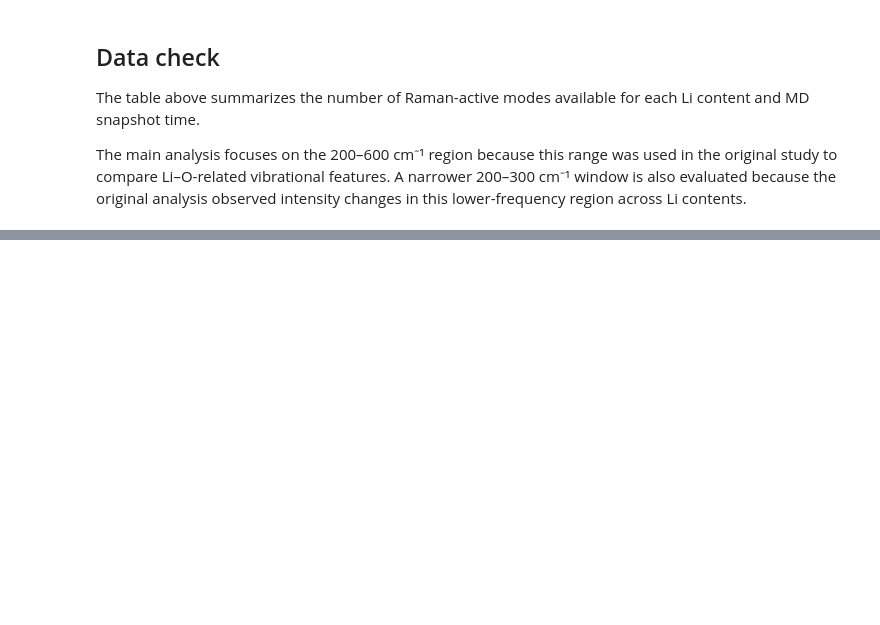
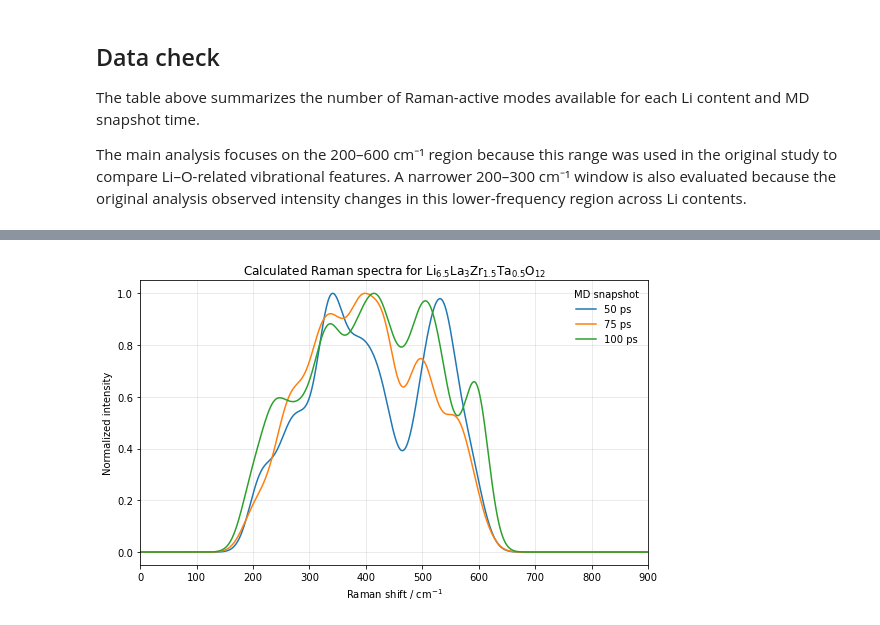
Before and after one commit to AbdullahBShahid/llzto-first-principles-raman, a Jupyter notebook: notebooks/03_plot_raman_spectra.ipynb, the cells around one changed output, grey strips where cells are left out. Saved outputs shown, nothing was run; the diff lists cells and outputs as text; code cells hidden in the pictures; blank space fills up the shorter version.

Commit message:
Add cleaned Raman spectrum plotting notebook

```diff
--- a/notebooks/03_plot_raman_spectra.ipynb
+++ b/notebooks/03_plot_raman_spectra.ipynb
@@ -165,0 +305,9 @@ The main analysis focuses on the 200–600 cm⁻¹ region because this range was
+# %%
+fig, ax = plot_time_comparison_for_system(
+    "Li6p5",
+    xlim=(0, 900),
+    broadening=20.0,
+    normalize=True,
+)
+# %% [output]
+[figure, added]
```
Also changed, not shown: parts of 7 cells of this notebook.
